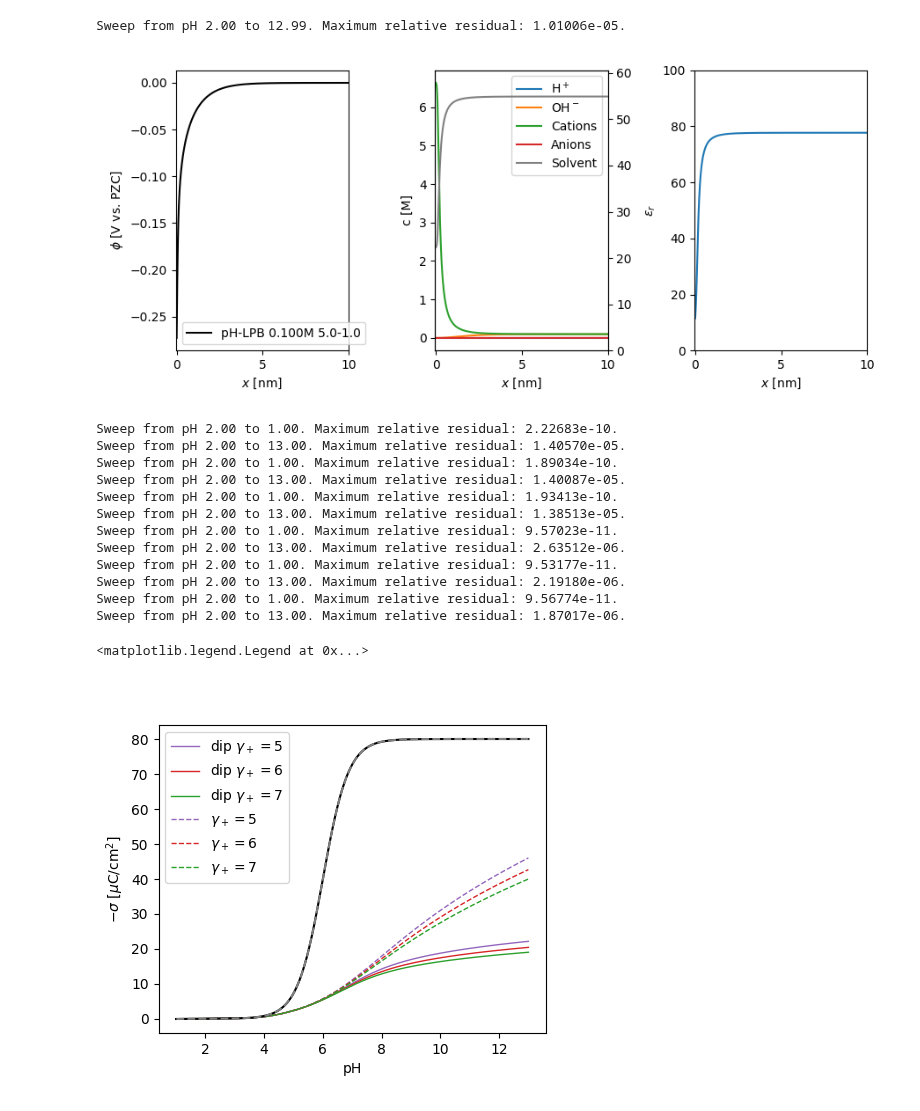
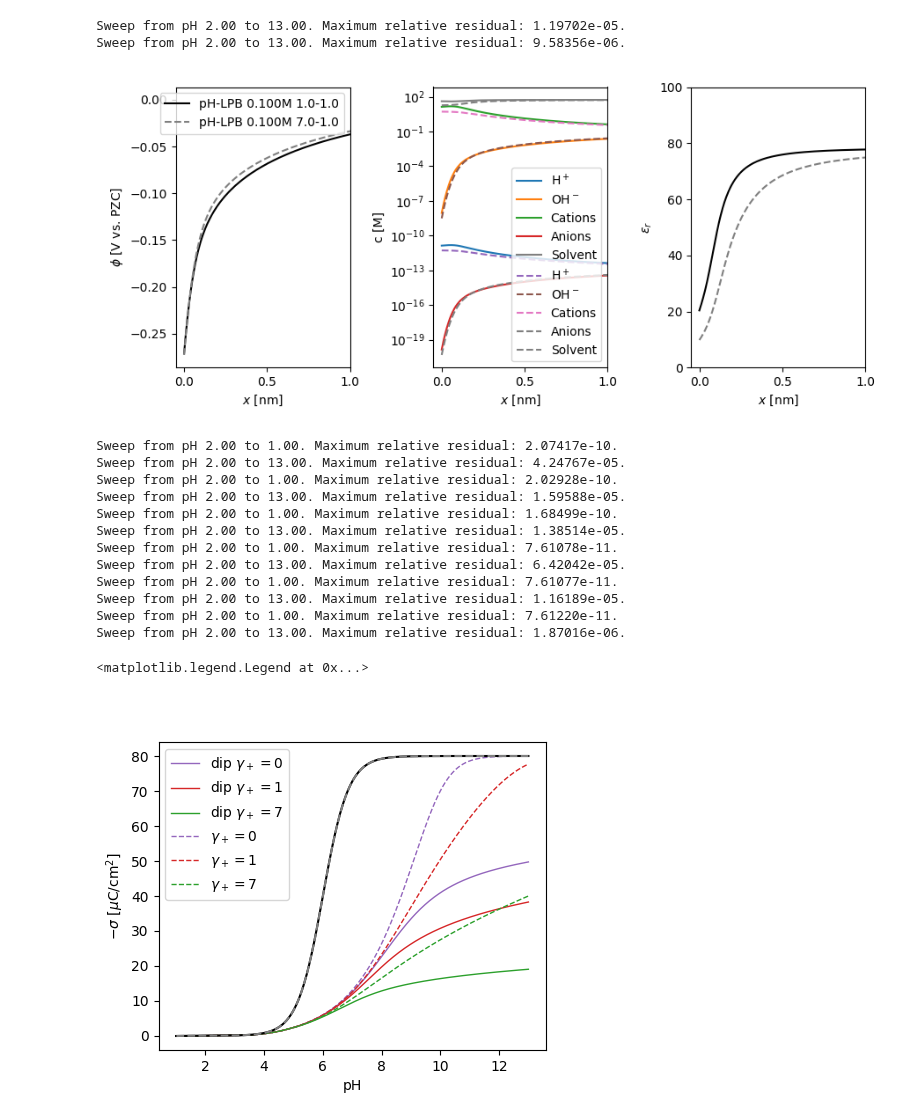
Before and after one commit to lucasdekam/frumkin, a Jupyter notebook: insulator.ipynb, the cells around one changed output. Cells and saved outputs as stored; diff of their text form; code cells hidden in the pictures.

```diff
--- a/insulator.ipynb
+++ b/insulator.ipynb
@@ -7,23 +7,26 @@ import constants as C
 
 %matplotlib widget
 # %%
-model1 = edl.ProtonLPB(1e-1, 5, 1, 1, 1)
-model2 = edl.ProtonLPB(1e-1, 6, 1, 1, 1)
+model1 = edl.ProtonLPB(1e-1, 0, 0, 0, 0)
+model2 = edl.ProtonLPB(1e-1, 1, 1, 1, 1)
 model3 = edl.ProtonLPB(1e-1, 7, 1, 1, 1)
-model1b = edl.ProtonLPB(1e-1, 5, 1, 1, 1, eps_r_opt=C.EPS_R_WATER)
-model2b = edl.ProtonLPB(1e-1, 6, 1, 1, 1, eps_r_opt=C.EPS_R_WATER)
+model1b = edl.ProtonLPB(1e-1, 0, 0, 0, 0, eps_r_opt=C.EPS_R_WATER)
+model2b = edl.ProtonLPB(1e-1, 1, 1, 1, 1, eps_r_opt=C.EPS_R_WATER)
 model3b = edl.ProtonLPB(1e-1, 7, 1, 1, 1, eps_r_opt=C.EPS_R_WATER)
-ins_sol = model1.spatial_profiles_ins(p_h=13, tol=1e-2)
+ins_sol1 = model2.spatial_profiles_ins(p_h=13.01, tol=1e-2)
+ins_sol2 = model3.spatial_profiles_ins(p_h=13.01, tol=1e-2)
 # %% [output]
-Sweep from pH 2.00 to 12.99. Maximum relative residual: 1.01006e-05.
+Sweep from pH 2.00 to 13.00. Maximum relative residual: 1.19702e-05.
+Sweep from pH 2.00 to 13.00. Maximum relative residual: 9.58356e-06.
 # %%
 xmin = -0.05
-xmax = 10
+xmax = 1
 
-fig, ax = plotting.plot_solution(ins_sol, xmin, xmax, logscale=False)
+# fig, ax = plotting.plot_solution(ins_sol, xmin, xmax, logscale=False)
+fig, ax = plotting.plot_sol_comparison(ins_sol1, ins_sol2, xmin=xmin, xmax=xmax, logscale=True)
 plt.show()
 # %% [output]
-[figure, old version]
+[figure, new version]
 # %%
 p_h = np.linspace(1, 13, 700)
 sweep_sol1 = model1.sweep_ins(p_h, tol=1e-2)
@@ -33,27 +36,27 @@ sweep_sol1b = model1b.sweep_ins(p_h, tol=1e-2)
 sweep_sol2b = model2b.sweep_ins(p_h, tol=1e-2)
 sweep_sol3b = model3b.sweep_ins(p_h, tol=1e-2)
 # %% [output]
-Sweep from pH 2.00 to 1.00. Maximum relative residual: 2.22683e-10.
-Sweep from pH 2.00 to 13.00. Maximum relative residual: 1.40570e-05.
-Sweep from pH 2.00 to 1.00. Maximum relative residual: 1.89034e-10.
-Sweep from pH 2.00 to 13.00. Maximum relative residual: 1.40087e-05.
-Sweep from pH 2.00 to 1.00. Maximum relative residual: 1.93413e-10.
-Sweep from pH 2.00 to 13.00. Maximum relative residual: 1.38513e-05.
-Sweep from pH 2.00 to 1.00. Maximum relative residual: 9.57023e-11.
-Sweep from pH 2.00 to 13.00. Maximum relative residual: 2.63512e-06.
-Sweep from pH 2.00 to 1.00. Maximum relative residual: 9.53177e-11.
-Sweep from pH 2.00 to 13.00. Maximum relative residual: 2.19180e-06.
-Sweep from pH 2.00 to 1.00. Maximum relative residual: 9.56774e-11.
-Sweep from pH 2.00 to 13.00. Maximum relative residual: 1.87017e-06.
+Sweep from pH 2.00 to 1.00. Maximum relative residual: 2.07417e-10.
+Sweep from pH 2.00 to 13.00. Maximum relative residual: 4.24767e-05.
+Sweep from pH 2.00 to 1.00. Maximum relative residual: 2.02928e-10.
+Sweep from pH 2.00 to 13.00. Maximum relative residual: 1.59588e-05.
+Sweep from pH 2.00 to 1.00. Maximum relative residual: 1.68499e-10.
+Sweep from pH 2.00 to 13.00. Maximum relative residual: 1.38514e-05.
+Sweep from pH 2.00 to 1.00. Maximum relative residual: 7.61078e-11.
+Sweep from pH 2.00 to 13.00. Maximum relative residual: 6.42042e-05.
+Sweep from pH 2.00 to 1.00. Maximum relative residual: 7.61077e-11.
+Sweep from pH 2.00 to 13.00. Maximum relative residual: 1.16189e-05.
+Sweep from pH 2.00 to 1.00. Maximum relative residual: 7.61220e-11.
+Sweep from pH 2.00 to 13.00. Maximum relative residual: 1.87016e-06.
 # %%
 plt.close()
 fig, ax = plt.subplots(figsize=(5,4))
 
-ax.plot(p_h, -sweep_sol1.charge * 1e2, color='tab:purple', label=rf'dip $\gamma_+=5$', linewidth=1)
-ax.plot(p_h, -sweep_sol2.charge * 1e2, color='tab:red', label=f'dip $\gamma_+=6$', linewidth=1)
+ax.plot(p_h, -sweep_sol1.charge * 1e2, color='tab:purple', label=rf'dip $\gamma_+=0$', linewidth=1)
+ax.plot(p_h, -sweep_sol2.charge * 1e2, color='tab:red', label=f'dip $\gamma_+=1$', linewidth=1)
 ax.plot(p_h, -sweep_sol3.charge * 1e2, color='tab:green', label=f'dip $\gamma_+=7$', linewidth=1)
-ax.plot(p_h, -sweep_sol1b.charge * 1e2, '--', color='tab:purple', label=f'$\gamma_+=5$', linewidth=1)
-ax.plot(p_h, -sweep_sol2b.charge * 1e2, '--', color='tab:red', label=f'$\gamma_+=6$', linewidth=1)
+ax.plot(p_h, -sweep_sol1b.charge * 1e2, '--', color='tab:purple', label=f'$\gamma_+=0$', linewidth=1)
+ax.plot(p_h, -sweep_sol2b.charge * 1e2, '--', color='tab:red', label=f'$\gamma_+=1$', linewidth=1)
 ax.plot(p_h, -sweep_sol3b.charge * 1e2, '--', color='tab:green', label=f'$\gamma_+=7$', linewidth=1)
 
 c_h = 10 ** (-p_h)
@@ -75,7 +78,7 @@ ax.set_xlabel('pH')
 ax.legend()
 # %% [output]
 <matplotlib.legend.Legend at 0x...>
-[figure, old version]
+[figure, new version]
 # %%
 fig, ax = plt.subplots(figsize=(5,4))
 
```
Also changed, not shown: parts of 2 cells of this notebook, 3 other files.
